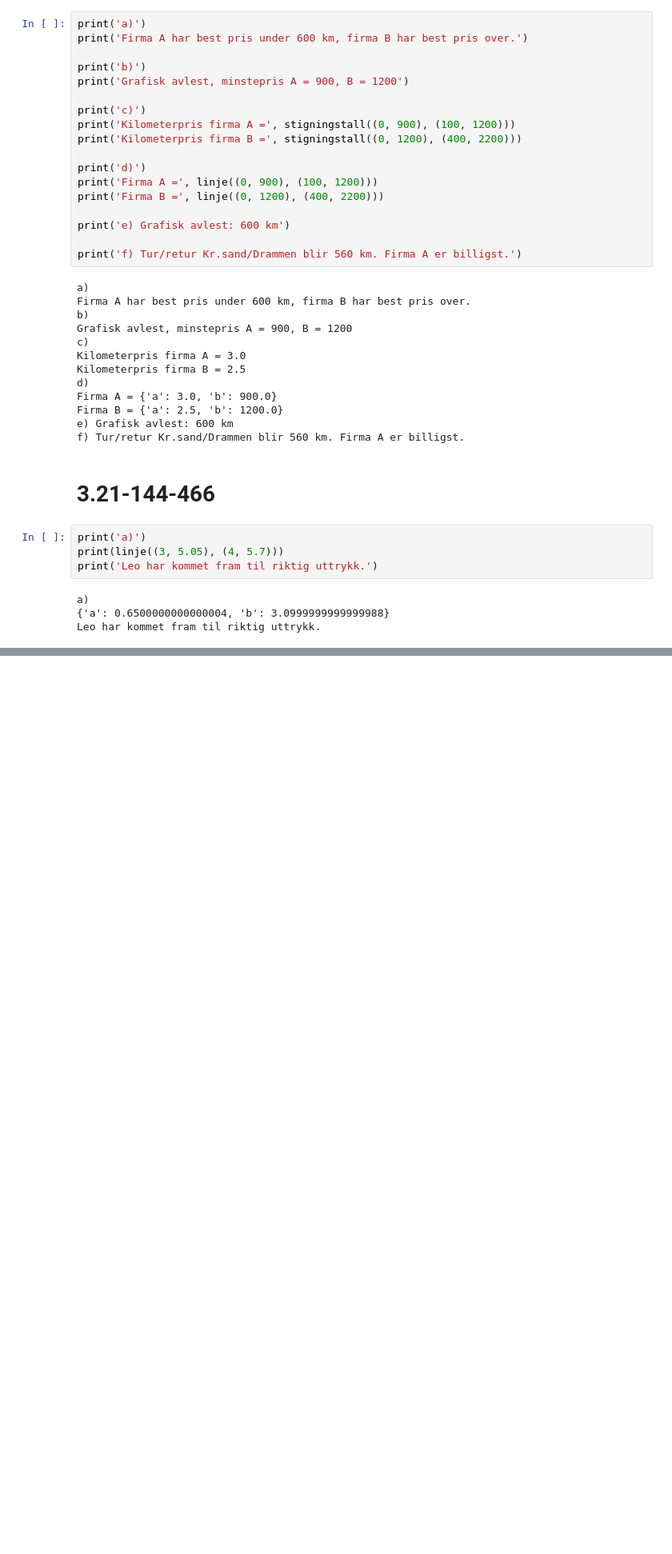
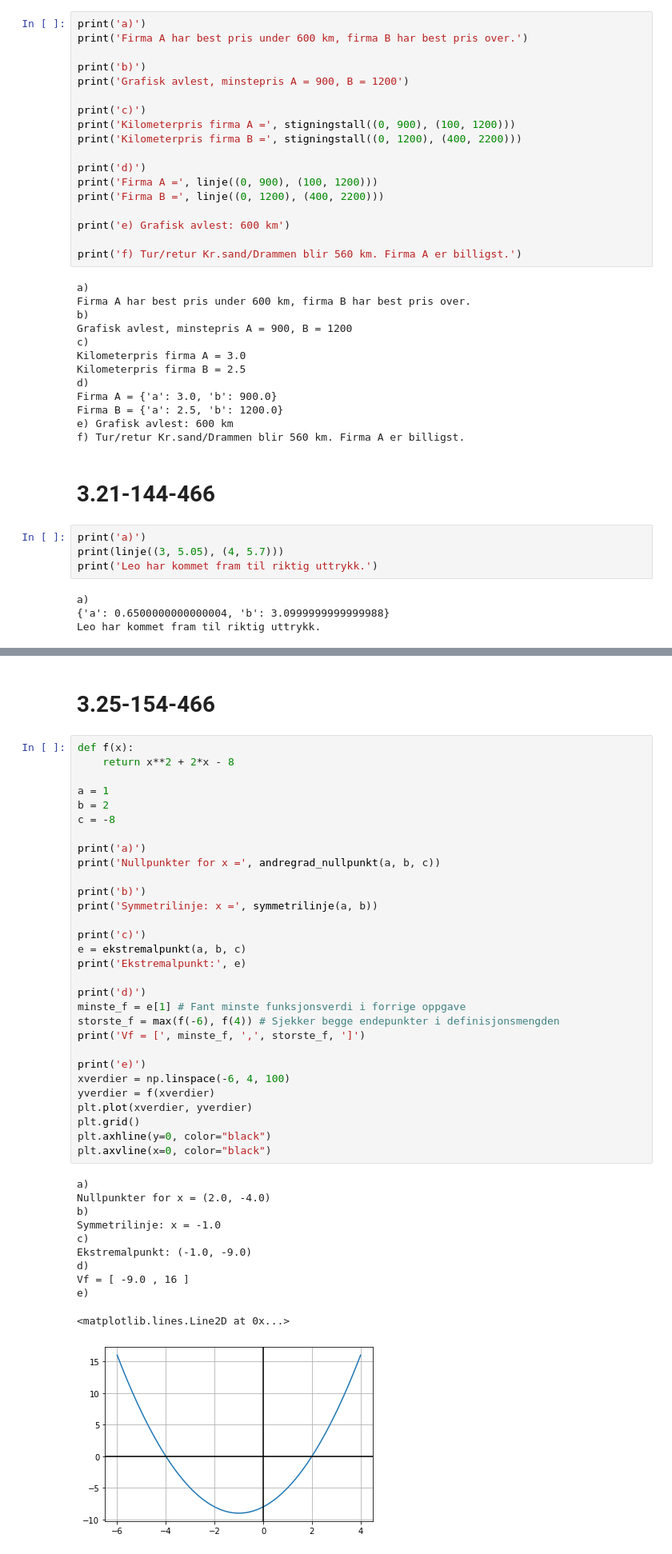
Before and after one commit to bitjungle/1T-Monster, a Jupyter notebook: kapittel-03.ipynb, the cells around one changed output, grey strips where cells are left out. Shown at 80% size. Cells and saved outputs as stored; diff of their text form; blank space fills up the shorter version.

```diff
--- a/kapittel-03.ipynb
+++ b/kapittel-03.ipynb
@@ -630,0 +745,44 @@ Leo har kommet fram til riktig uttrykk.
+# %% [markdown]
+# 3.25-154-466
+# %%
+def f(x):
+    return x**2 + 2*x - 8
+
+a = 1
+b = 2
+c = -8
+
+print('a)')
+print('Nullpunkter for x =', andregrad_nullpunkt(a, b, c))
+
+print('b)')
+print('Symmetrilinje: x =', symmetrilinje(a, b))
+
+print('c)')
+e = ekstremalpunkt(a, b, c)
+print('Ekstremalpunkt:', e)
+
+print('d)')
+minste_f = e[1] # Fant minste funksjonsverdi i forrige oppgave
+storste_f = max(f(-6), f(4)) # Sjekker begge endepunkter i definisjonsmengden
+print('Vf = [', minste_f, ',', storste_f, ']')
+
+print('e)')
+xverdier = np.linspace(-6, 4, 100)
+yverdier = f(xverdier)
+plt.plot(xverdier, yverdier)
+plt.grid()
+plt.axhline(y=0, color="black")
+plt.axvline(x=0, color="black")
+# %% [output]
+a)
+Nullpunkter for x = (2.0, -4.0)
+b)
+Symmetrilinje: x = -1.0
+c)
+Ekstremalpunkt: (-1.0, -9.0)
+d)
+Vf = [ -9.0 , 16 ]
+e)
+<matplotlib.lines.Line2D at 0x...>
+[figure, added]
```
Also changed, not shown: parts of 13 cells of this notebook.
